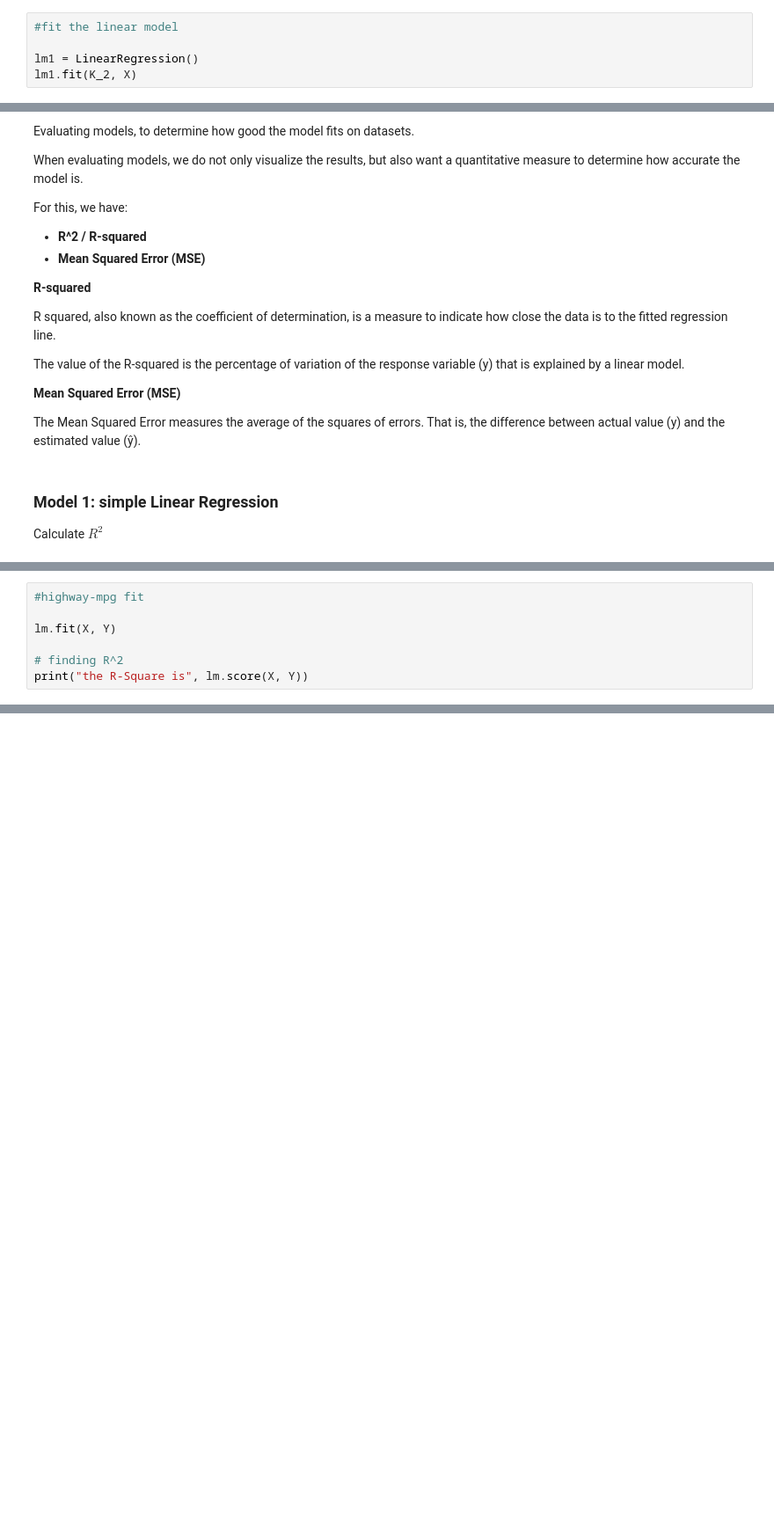
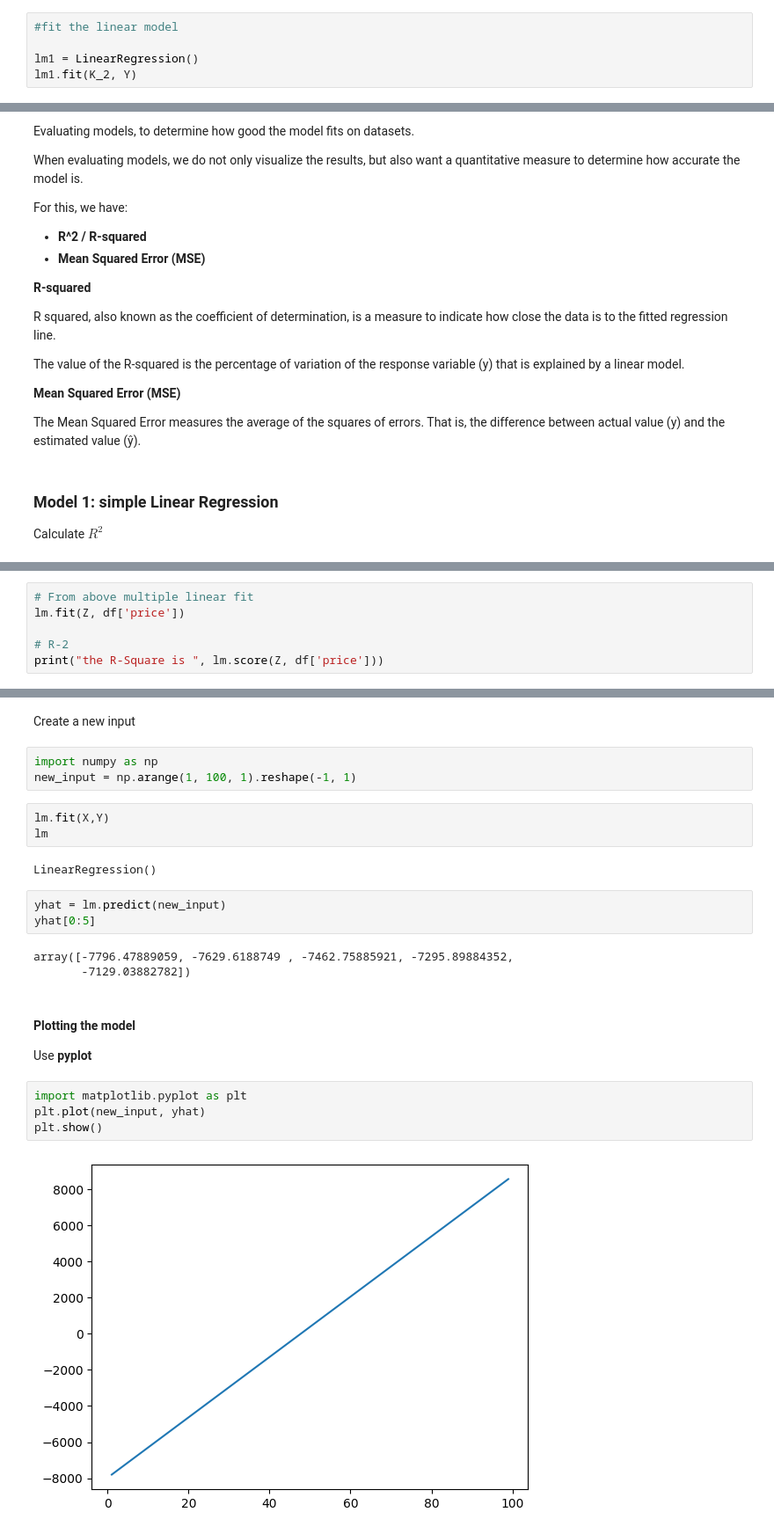
Before and after one commit to ghatanisuresh/DataScience_tutorial, a Jupyter notebook: Model Development/Linear and Multiple LR.ipynb, the cells around one changed output, grey strips where cells are left out. Shown at 88% size. Drawn from its saved outputs; the diff is of its cells as text; blank space fills up the shorter version.

Commit message:
Multiple Linear Regression comes to be the best fit

```diff
--- a/Model Development/Linear and Multiple LR.ipynb
+++ b/Model Development/Linear and Multiple LR.ipynb
@@ -243,7 +244,7 @@ X = df['price']
 #fit the linear model
 
 lm1 = LinearRegression()
-lm1.fit(K_2, X)
+lm1.fit(K_2, Y)
 # %% [output]
 LinearRegression()
 # %%
@@ -721,8 +748,7 @@ Calculate $R^2$
 # %%
-#highway-mpg fit
+# From above multiple linear fit
+lm.fit(Z, df['price'])
 
-lm.fit(X, Y)
-
-# finding R^2
-print("the R-Square is", lm.score(X, Y))
+# R-2
+print("the R-Square is ", lm.score(Z, df['price']))
 # %% [output]
@@ -729,0 +795,26 @@ the R-Square is 0.4965911884339176
+# %% [markdown]
+Create a new input
+# %%
+import numpy as np
+new_input = np.arange(1, 100, 1).reshape(-1, 1)
+# %%
+lm.fit(X,Y)
+lm
+# %% [output]
+LinearRegression()
+# %%
+yhat = lm.predict(new_input)
+yhat[0:5]
+# %% [output]
+array([-7796.47889059, -7629.6188749 , -7462.75885921, -7295.89884352,
+       -7129.03882782])
+# %% [markdown]
+#### Plotting the model
+
+Use __pyplot__
+# %%
+import matplotlib.pyplot as plt
+plt.plot(new_input, yhat)
+plt.show()
+# %% [output]
+[figure, added]
```
Also changed, not shown: parts of 30 cells of this notebook.
